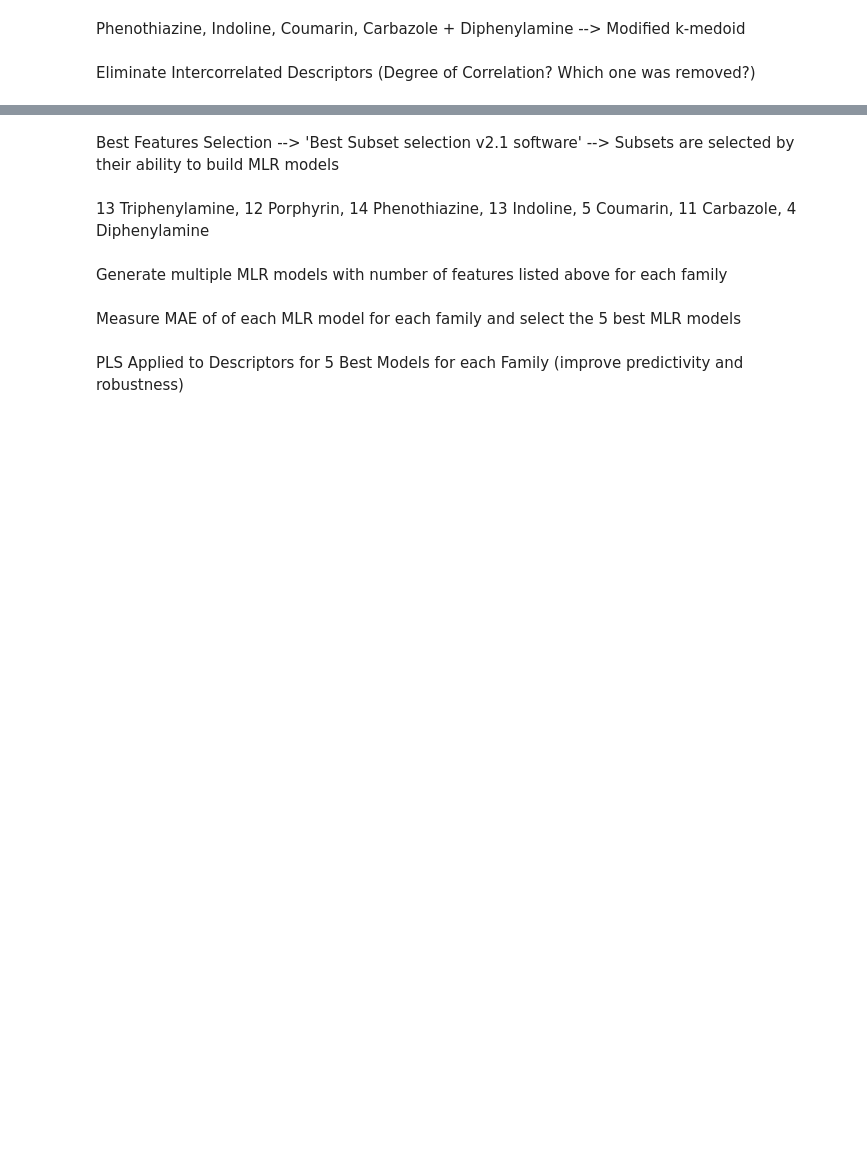
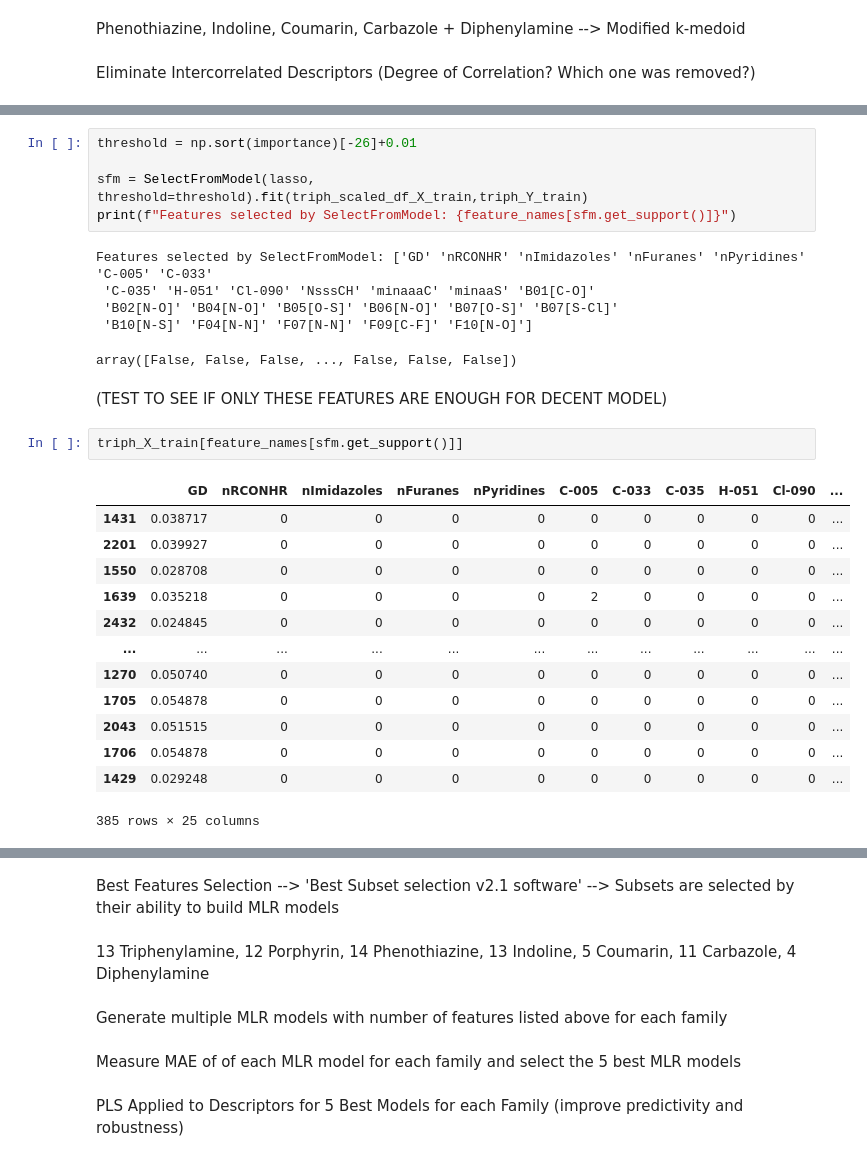
Before and after one commit to PaulC61/Cheminformatics, a Jupyter notebook: InternshipM2_BIU/WorkingEnvironment/Phase2/plsPaper.ipynb, the cells around one changed output, grey strips where cells are left out. Saved outputs shown, nothing was run; the diff lists cells and outputs as text; blank space fills up the shorter version.

```diff
--- a/InternshipM2_BIU/WorkingEnvironment/Phase2/plsPaper.ipynb
+++ b/InternshipM2_BIU/WorkingEnvironment/Phase2/plsPaper.ipynb
@@ -188,0 +192,29 @@ Multistage Stepwise Regression to remove less important features (define importa
+# %%
+threshold = np.sort(importance)[-26]+0.01
+
+sfm = SelectFromModel(lasso, threshold=threshold).fit(triph_scaled_df_X_train,triph_Y_train)
+print(f"Features selected by SelectFromModel: {feature_names[sfm.get_support()]}")
+# %% [output]
+Features selected by SelectFromModel: ['GD' 'nRCONHR' 'nImidazoles' 'nFuranes' 'nPyridines' 'C-005' 'C-033'
+ 'C-035' 'H-051' 'Cl-090' 'NsssCH' 'minaaaC' 'minaaS' 'B01[C-O]'
+ 'B02[N-O]' 'B04[N-O]' 'B05[O-S]' 'B06[N-O]' 'B07[O-S]' 'B07[S-Cl]'
+ 'B10[N-S]' 'F04[N-N]' 'F07[N-N]' 'F09[C-F]' 'F10[N-O]']
+array([False, False, False, ..., False, False, False])
+# %% [markdown]
+(TEST TO SEE IF ONLY THESE FEATURES ARE ENOUGH FOR DECENT MODEL)
+# %%
+triph_X_train[feature_names[sfm.get_support()]]
+# %% [output]
+|  | GD | nRCONHR | nImidazoles | nFuranes | nPyridines | C-005 | C-033 | C-035 | H-051 | Cl-090 | ... |
+| 1431 | 0.038717 | 0 | 0 | 0 | 0 | 0 | 0 | 0 | 0 | 0 | ... |
+| 2201 | 0.039927 | 0 | 0 | 0 | 0 | 0 | 0 | 0 | 0 | 0 | ... |
+| 1550 | 0.028708 | 0 | 0 | 0 | 0 | 0 | 0 | 0 | 0 | 0 | ... |
+| 1639 | 0.035218 | 0 | 0 | 0 | 0 | 2 | 0 | 0 | 0 | 0 | ... |
+| 2432 | 0.024845 | 0 | 0 | 0 | 0 | 0 | 0 | 0 | 0 | 0 | ... |
+| ... | ... | ... | ... | ... | ... | ... | ... | ... | ... | ... | ... |
+| 1270 | 0.050740 | 0 | 0 | 0 | 0 | 0 | 0 | 0 | 0 | 0 | ... |
+| 1705 | 0.054878 | 0 | 0 | 0 | 0 | 0 | 0 | 0 | 0 | 0 | ... |
+| 2043 | 0.051515 | 0 | 0 | 0 | 0 | 0 | 0 | 0 | 0 | 0 | ... |
+| 1706 | 0.054878 | 0 | 0 | 0 | 0 | 0 | 0 | 0 | 0 | 0 | ... |
+| 1429 | 0.029248 | 0 | 0 | 0 | 0 | 0 | 0 | 0 | 0 | 0 | ... |
+385 rows × 25 columns
```
Also changed, not shown: parts of 14 cells of this notebook.
